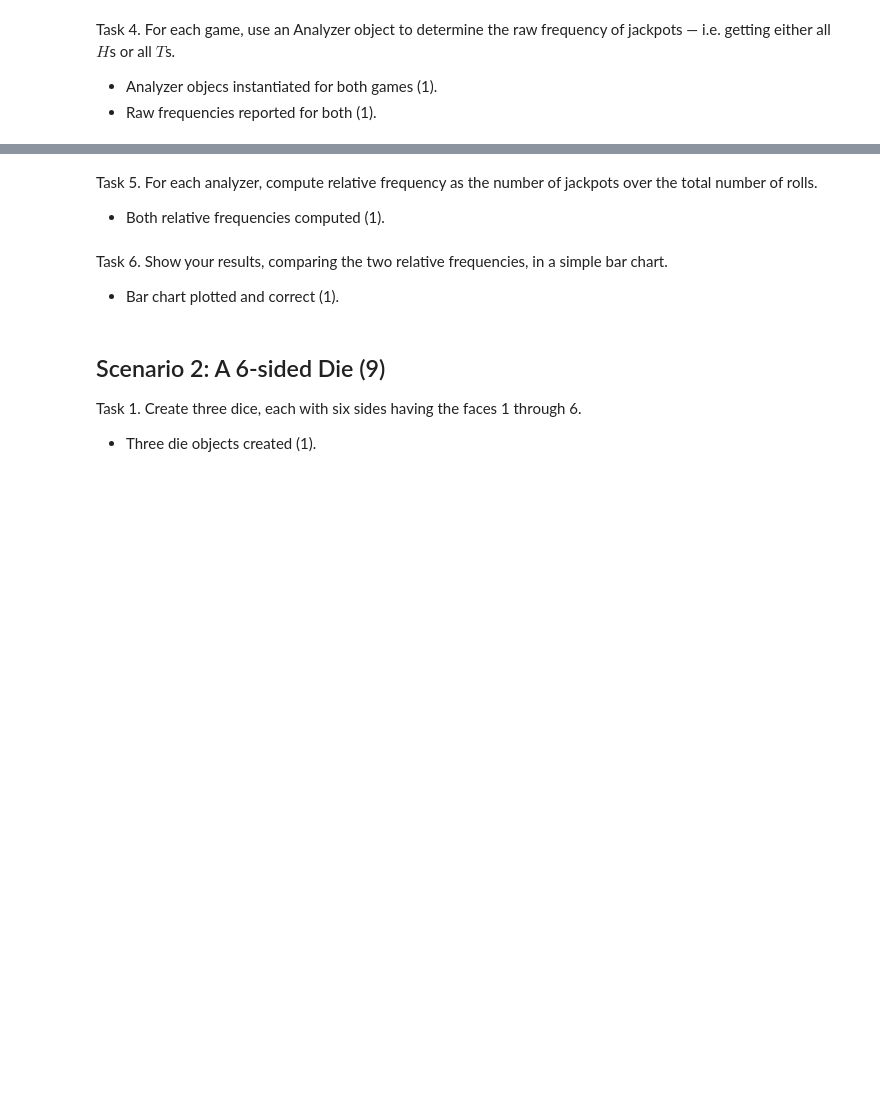
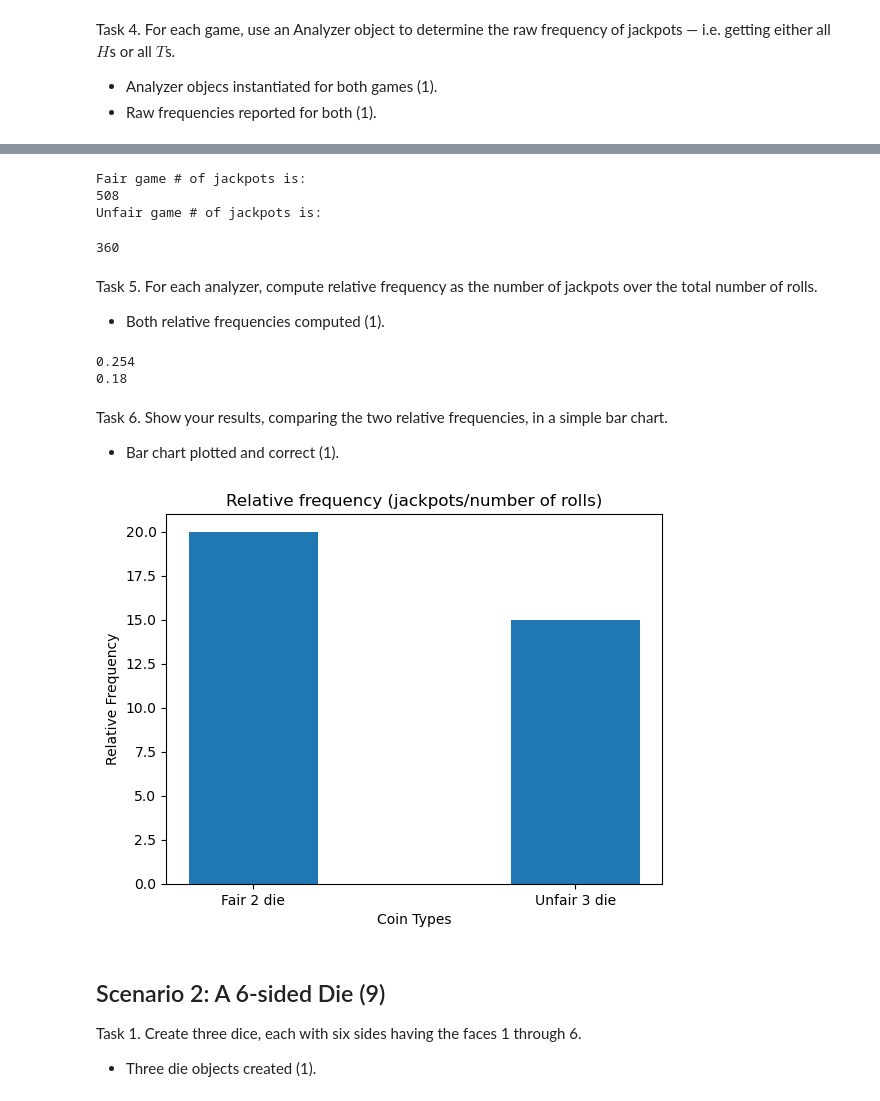
Before and after one commit to 1jamescaldwell/Monte-Carlo-Simulator, a Jupyter notebook: DS51200_FinalProject_ywe4kw.ipynb, the cells around one changed output, grey strips where cells are left out. Cells and saved outputs as stored; diff of their text form; code cells hidden in the pictures; blank space fills up the shorter version.

```diff
--- a/DS51200_FinalProject_ywe4kw.ipynb
+++ b/DS51200_FinalProject_ywe4kw.ipynb
@@ -212,11 +318,49 @@ Task 4. For each game, use an Analyzer object to determine the raw frequency of
+# %%
+from MC_Package.analyzer import Analyzer
+
+my_analyzer_fair = Analyzer(my_game1)
+my_analyzer_unfair = Analyzer(my_game2)
+
+print('Fair game # of jackpots is: ')
+print(my_analyzer_fair.check_jackpot())
+print('Unfair game # of jackpots is: ')
+my_analyzer_unfair.check_jackpot()
+# %% [output]
+Fair game # of jackpots is:
+508
+Unfair game # of jackpots is:
+360
 # %% [markdown]
 Task 5. For each analyzer, compute relative frequency as the number of jackpots over the total number of rolls.
 
 - Both relative frequencies computed (1).
+# %%
+fair_freq = my_analyzer_fair.check_jackpot()/(1000*2)
+print(fair_freq)
+unfair_freq = my_analyzer_unfair.check_jackpot()/(1000*2)
+print(unfair_freq)
+# %% [output]
+0.254
+0.18
 # %% [markdown]
 Task 6. Show your results, comparing the two relative frequencies, in a simple bar chart.
 
 - Bar chart plotted and correct (1).
+# %%
+import matplotlib.pyplot as plt
+
+data = {'Fair 2 die':20, 'Unfair 3 die':15}
+names = list(data.keys())
+freq = list(data.values())
+
+plt.bar(names, freq,
+        width = 0.4)
+plt.xlabel("Coin Types")
+plt.ylabel("Relative Frequency")
+plt.title("Relative frequency (jackpots/number of rolls)")
+plt.show()
+# %% [output]
+[figure, added]
 # %% [markdown]
 ## Scenario 2: A 6-sided Die (9)
 
```
Also changed, not shown: parts of 16 cells of this notebook.
